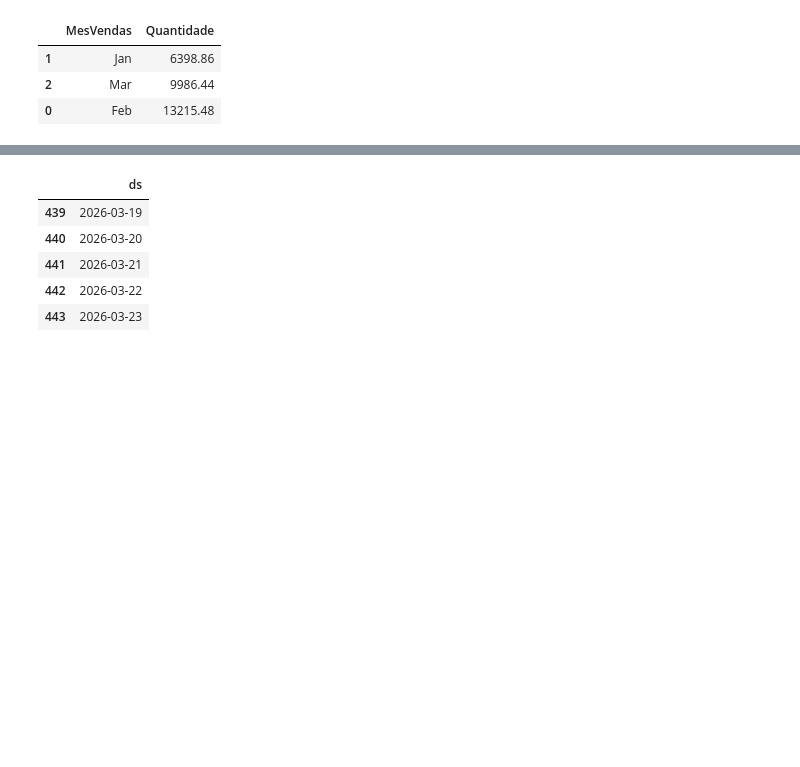
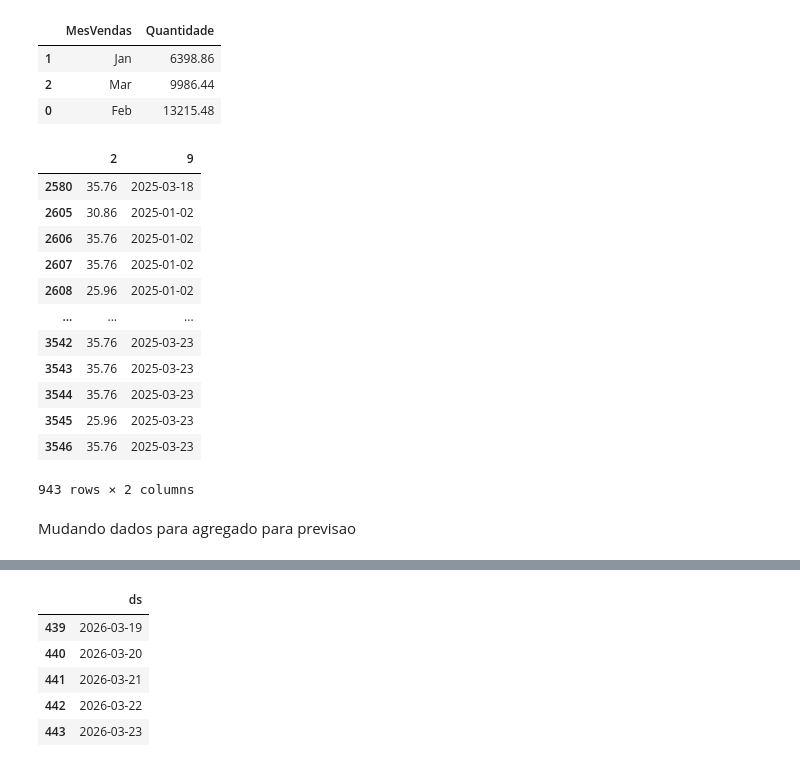
Before and after one commit to ViniciusHTSilva/Analise-Cafeteria, a Jupyter notebook: main.ipynb, the cells around one changed output, grey strips where cells are left out. Drawn from its saved outputs; the diff is of its cells as text; code cells hidden in the pictures; blank space fills up the shorter version.

```diff
--- a/main.ipynb
+++ b/main.ipynb
@@ -63,5 +65,5 @@ df.head()
 | 3 | 13 | card | 28.9 | Americano | Afternoon | Fri | Mar | 5 | 3 | 2024-03-01 | 13:46:33.006000 |
 | 4 | 13 | card | 38.7 | Latte | Afternoon | Fri | Mar | 5 | 3 | 2024-03-01 | 13:48:14.626000 |
 # %%
-media_2025 = df[(df[9] >= '2025-01-01') & (df[9] <= '2025-12-31')]
+Ano2025 = df[(df[9] >= '2025-01-01') & (df[9] <= '2025-12-31')]
 # %%
@@ -195,4 +197,21 @@ vendas_mes2025
 | 2 | Mar | 9986.44 |
 | 0 | Feb | 13215.48 |
 # %%
-previsao = media_2025[[2,9]]
+previsao = Ano2025[[2,9]]
+previsao
+# %% [output]
+|  | 2 | 9 |
+| 2580 | 35.76 | 2025-03-18 |
+| 2605 | 30.86 | 2025-01-02 |
+| 2606 | 35.76 | 2025-01-02 |
+| 2607 | 35.76 | 2025-01-02 |
+| 2608 | 25.96 | 2025-01-02 |
+| ... | ... | ... |
+| 3542 | 35.76 | 2025-03-23 |
+| 3543 | 35.76 | 2025-03-23 |
+| 3544 | 35.76 | 2025-03-23 |
+| 3545 | 25.96 | 2025-03-23 |
+| 3546 | 35.76 | 2025-03-23 |
+943 rows × 2 columns
+# %% [markdown]
+Mudando dados para agregado para previsao
```
Also changed, not shown: parts of 24 cells of this notebook, 1 other file.
